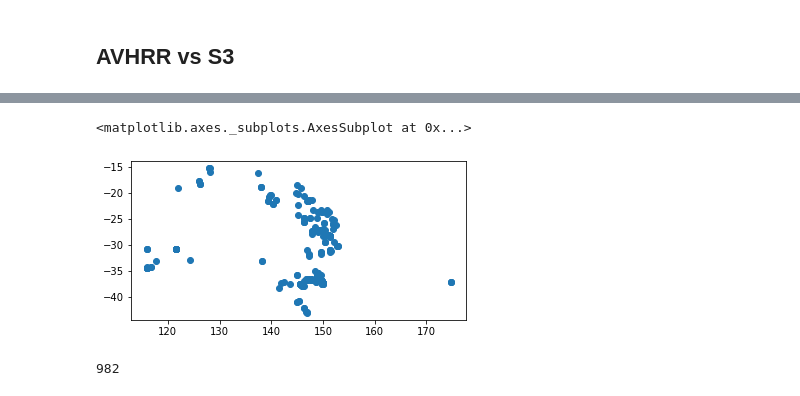
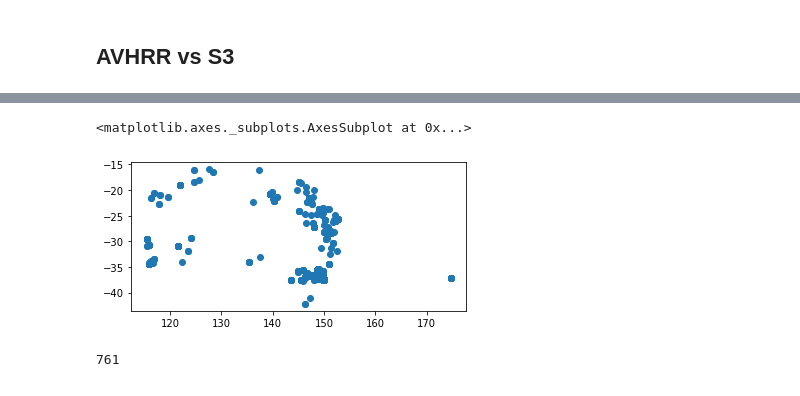
Before and after one commit to s3activefiresaustralia/s3vtdata, a Jupyter notebook: s3vt_active_fire_load_hotspots.ipynb, the cells around one changed output, grey strips where cells are left out. Drawn from its saved outputs; the diff is of its cells as text; code cells hidden in the pictures.

Commit message:
vincenty distance added

```diff
--- a/s3vt_active_fire_load_hotspots.ipynb
+++ b/s3vt_active_fire_load_hotspots.ipynb
@@ -339,2 +368,4 @@ hotspots_gdf = gpd.read_file('DEAHotspots_hotspots.geojson')
 # %%
 s3vthotspots = gpd.read_file('s3vt_hotspots.geojson')
+s3vthotspots['datetime'] = pd.to_datetime(s3vthotspots['date'])
+s3vthotspots['solar_day'] = pd.to_datetime(s3vthotspots['solar_day'])
@@ -420,7 +441,7 @@ for name, group in hotspots_gdf.resample('D', on='solar_day'):
                 dea_hotspot_product = (group[(group['sensor'] == product['sensor']) &\
                                             (group['product'] == product['product']) &\
                                             (group['satellite'] == product['satellite'])]).reset_index()
-
+                dea_hotspot_product['solar_date'] = name
                 # If one of the dataframes going into the nearest hotspot function is empty this fails so try except
 
                 try:
@@ -433 +456,11 @@ dea_s3_nearest_hotspot_gdf = pd.concat(appended_dataframe)
+# %%
+from geopy.distance import vincenty
+#p1 = (31.8300167,35.0662833) # (lat, lon) - https://goo.gl/maps/TQwDd
+#p2 = (31.8300000,35.0708167) # (lat, lon) - https://goo.gl/maps/lHrrg
+#vincenty(p1, p2).meters
+#429.16765838976664
+#>>> great_circle(p3, p4).meters
+#428.4088367903001
+#hotspots_gdf['solar_day'] = hotspots_gdf.apply(lambda row: solar_day(row.datetime, row.longitude), axis = 1)
+dea_s3_nearest_hotspot_gdf['dist_m'] = dea_s3_nearest_hotspot_gdf.apply(lambda row: vincenty((row.latitude, row.longitude),(row['2_latitude'], row['2_longitude'])).meters, axis = 1)
 # %%
@@ -456,3 +478,6 @@ Index(['index', 'datetime', 'latitude', 'longitude', 'confidence', 'geometry',
+# %%
+# TODO roll this up to the nearest comparison to simplify product handling
+dea_s3_nearest_hotspot_gdf['product_group'] = dea_s3_nearest_hotspot_gdf['satellite'].map(str) + '_' + dea_s3_nearest_hotspot_gdf['sensor'].map(str) + '_' + dea_s3_nearest_hotspot_gdf['product'].map(str)
 # %% [markdown]
 ## MODIS vs S3
 # %%
@@ -493,15 +518,15 @@ len(dea_s3_nearest_hotspot_gdf[#(dea_s3_nearest_hotspot_gdf['confidence'] > 85)
 # %%
-dea_s3_nearest_hotspot_gdf[(dea_s3_nearest_hotspot_gdf['dist'] < 0.005) & (dea_s3_nearest_hotspot_gdf['sensor'] == 'AVHRR')].plot()
+dea_s3_nearest_hotspot_gdf[(dea_s3_nearest_hotspot_gdf['dist_m'] < 2000) & (dea_s3_nearest_hotspot_gdf['sensor'] == 'AVHRR')].plot()
 # %% [output]
 <matplotlib.axes._subplots.AxesSubplot at 0x...>
-[figure, old version]
+[figure, new version]
 # %%
 len(dea_s3_nearest_hotspot_gdf[(dea_s3_nearest_hotspot_gdf['confidence'] > 85) & \
                                (dea_s3_nearest_hotspot_gdf['2_confidence'] > 0.90) & \
-                               (dea_s3_nearest_hotspot_gdf['dist'] < 0.05) & \
+                               (dea_s3_nearest_hotspot_gdf['dist_m'] < 2000) & \
                                (dea_s3_nearest_hotspot_gdf['sensor'] == 'VIIRS')])
 # %% [output]
-982
+761
 # %%
 len(dea_s3_nearest_hotspot_gdf[(dea_s3_nearest_hotspot_gdf['confidence'] > 85) & \
                                (dea_s3_nearest_hotspot_gdf['2_confidence'] > 0.90) & \
```
Also changed, not shown: parts of 38 cells of this notebook.
